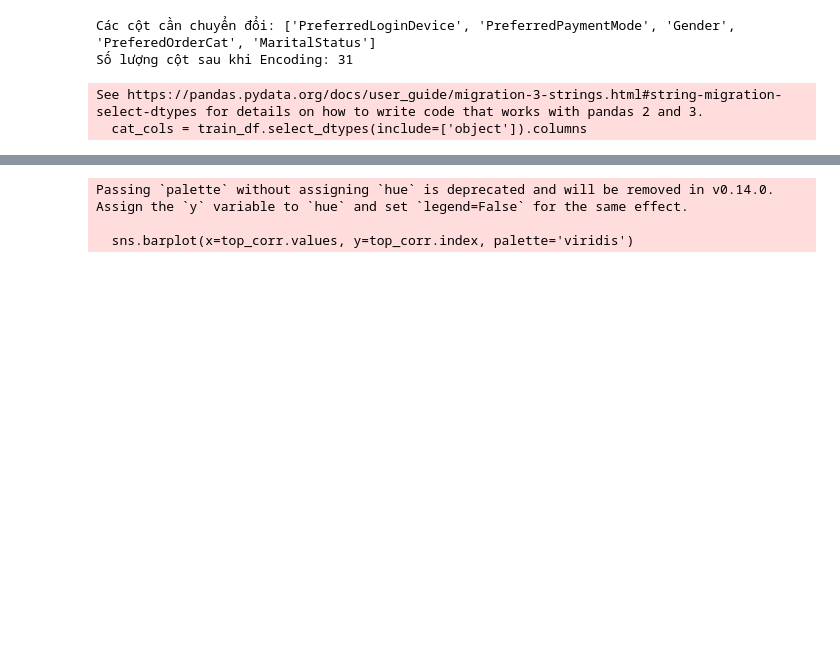
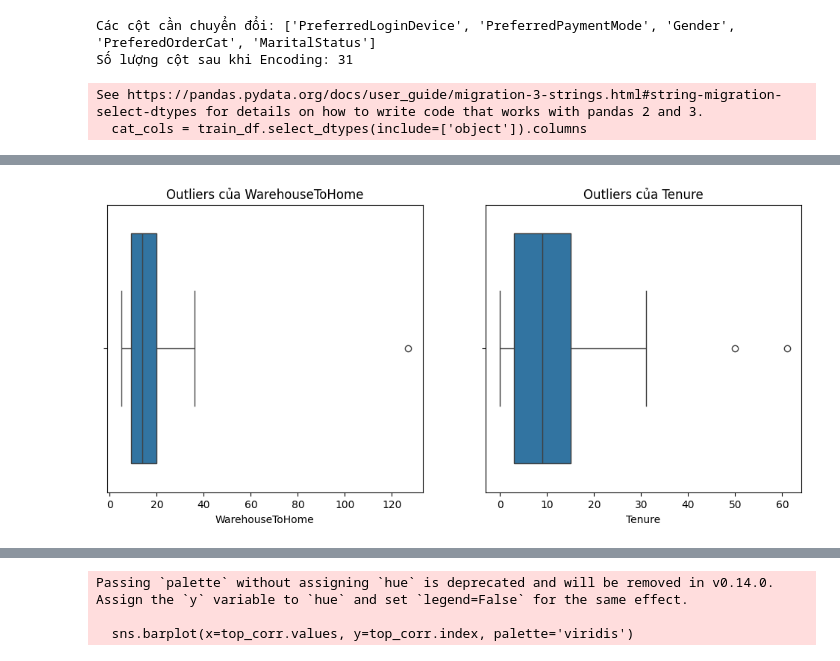
Before and after one commit to AIVIETNAM-AIO-Lucyna/Churn-Prediction, a Jupyter notebook: notebooks/01_eda_and_cleaning.ipynb, the cells around one changed output, grey strips where cells are left out. Drawn from its saved outputs; the diff is of its cells as text; code cells hidden in the pictures; blank space fills up the shorter version.

Commit message:
feat: handle outliers strategically and finalize training data

```diff
--- a/notebooks/01_eda_and_cleaning.ipynb
+++ b/notebooks/01_eda_and_cleaning.ipynb
@@ -131,3 +131,12 @@ Các cột cần chuyển đổi: ['PreferredLoginDevice', 'PreferredPaymentMode
 Số lượng cột sau khi Encoding: 31
 See https://pandas.pydata.org/docs/user_guide/migration-3-strings.html#string-migration-select-dtypes for details on how to write code that works with pandas 2 and 3.
   cat_cols = train_df.select_dtypes(include=['object']).columns
+# %%
+# Kiểm tra số lượng dòng trùng lặp
+duplicate_count = train_df.duplicated().sum()
+print(f"Số lượng dòng trùng lặp: {duplicate_count}")
+
+# Nếu có, chúng ta sẽ xóa bỏ và chỉ giữ lại dòng đầu tiên
+if duplicate_count > 0:
+    train_df = train_df.drop_duplicates()
+    print("Đã xóa các dòng trùng lặp!")
@@ -134,3 +175,21 @@ See https://pandas.pydata.org/docs/user_guide/migration-3-strings.html#string-mi
+# %%
+import matplotlib.pyplot as plt
+import seaborn as sns
+
+# Vẽ Boxplot cho các cột nghi vấn
+plt.figure(figsize=(12, 5))
+
+plt.subplot(1, 2, 1)
+sns.boxplot(x=train_df['WarehouseToHome'])
+plt.title('Outliers của WarehouseToHome')
+
+plt.subplot(1, 2, 2)
+sns.boxplot(x=train_df['Tenure'])
+plt.title('Outliers của Tenure')
+
+plt.show()
+# %% [output]
+[figure, added]
 # %%
 import sys
 !{sys.executable} -m pip install seaborn matplotlib pandas scikit-learn
```
Also changed, not shown: parts of 3 cells of this notebook, 1 other file.
